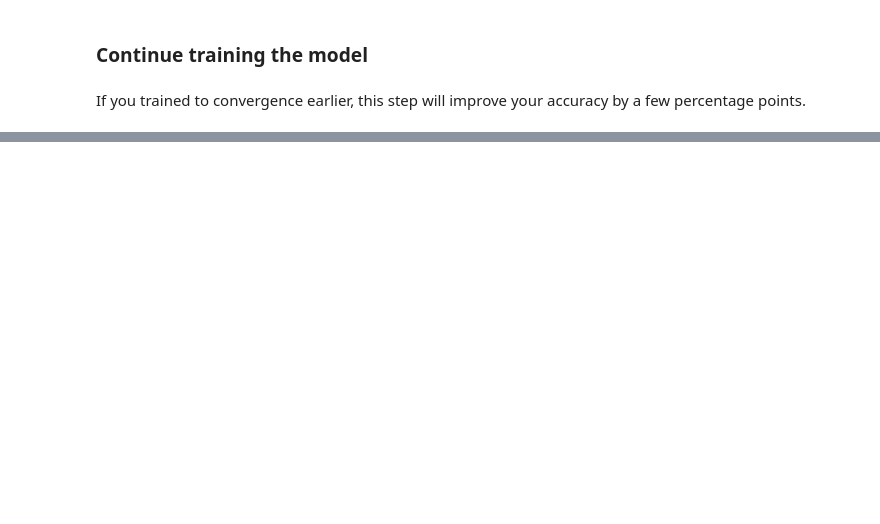
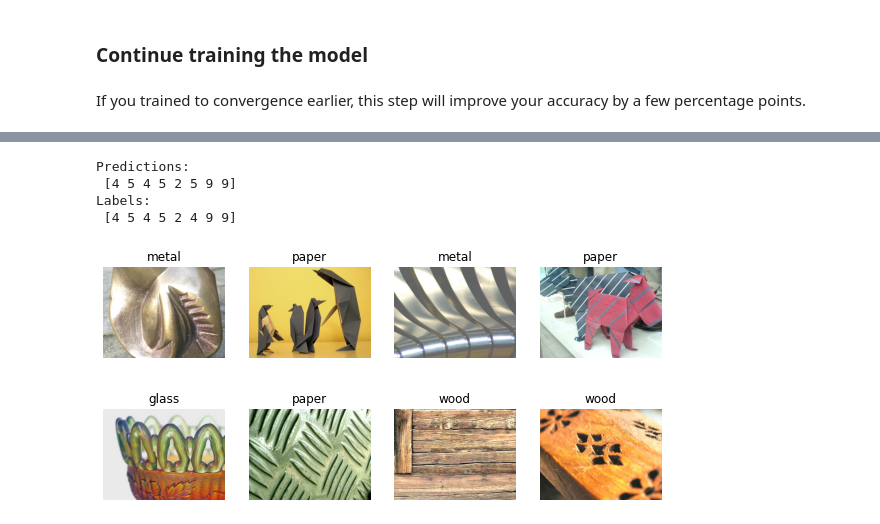
Before and after one commit to tanbh0009/CZ4042NeuralNetworkProject, a Jupyter notebook: Project.ipynb, the cells around one changed output, grey strips where cells are left out. Saved outputs shown, nothing was run; the diff lists cells and outputs as text; code cells hidden in the pictures; blank space fills up the shorter version.

```diff
--- a/Project.ipynb
+++ b/Project.ipynb
@@ -421,3 +448,25 @@ plt.show()
 #pip install -q pyyaml h5py
 # %%
 model.save_weights('./my_checkpoint')
+# %%
+#Retrieve a batch of images from the test set
+image_batch, label_batch = val_ds.as_numpy_iterator().next()
+predictions = model.predict_on_batch(image_batch)
+
+predictions = np.argmax(predictions, axis=1)
+
+print('Predictions:\n', predictions)
+print('Labels:\n', label_batch)
+
+plt.figure(figsize=(10, 10))
+for i in range(batch_size):
+  ax = plt.subplot(4, 4, i + 1)
+  plt.imshow(image_batch[i].astype("uint8"))
+  plt.title(class_names[predictions[i]])
+  plt.axis("off")
+# %% [output]
+Predictions:
+ [4 5 4 5 2 5 9 9]
+Labels:
+ [4 5 4 5 2 4 9 9]
+[figure, added]
```
Also changed, not shown: parts of 30 cells of this notebook.
